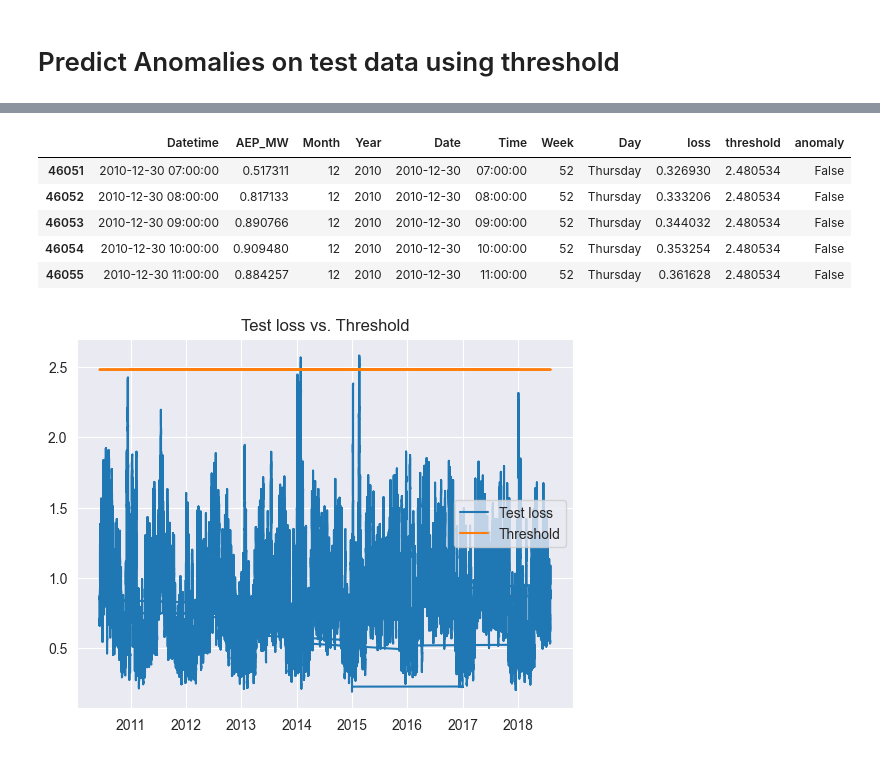
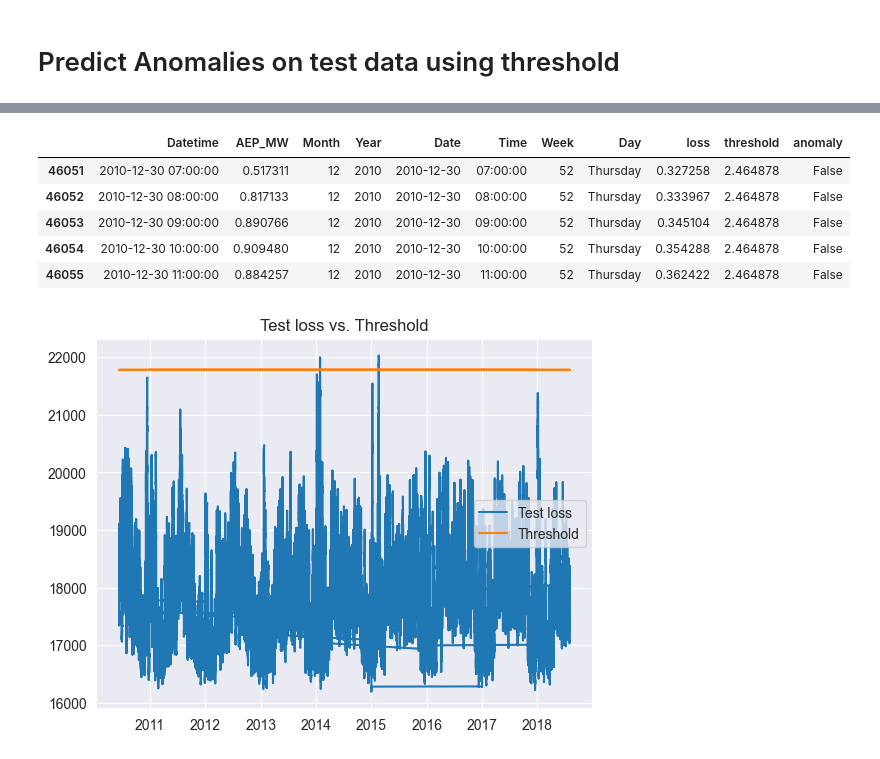
Before and after one commit to dhanushka365/DM-PROJECT-test, a Jupyter notebook: LSTM_AUTO_ENCODERv2.ipynb, the cells around one changed output, grey strips where cells are left out. Saved outputs shown, nothing was run; the diff lists cells and outputs as text; code cells hidden in the pictures.

```diff
--- a/LSTM_AUTO_ENCODERv2.ipynb
+++ b/LSTM_AUTO_ENCODERv2.ipynb
@@ -29,3 +15,6 @@ from tensorflow.keras.layers import Dense, LSTM, Dropout, RepeatVector, TimeDist
+# %%
+#Load the sequence data from csv
+df = pd.read_csv('I:\DM PROJECT\originaldataset\AEP_hourly.csv')
 # %%
 df.head()
 # %% [output]
@@ -105,7 +94,7 @@ plt.show()
 # %% [markdown]
 # Create sequences
 # %%
-TIME_STEPS=720
+TIME_STEPS=30
 
 def create_sequences(X, y, time_steps=TIME_STEPS):
     X_out, y_out = [], []
@@ -217,19 +211,19 @@ anomaly_df['anomaly'] = anomaly_df['loss'] > anomaly_df['threshold']
 anomaly_df.head()
 # %% [output]
 |  | Datetime | AEP_MW | Month | Year | Date | Time | Week | Day | loss | threshold | anomaly |
-| 46051 | 2010-12-30 07:00:00 | 0.517311 | 12 | 2010 | 2010-12-30 | 07:00:00 | 52 | Thursday | 0.326930 | 2.480534 | False |
-| 46052 | 2010-12-30 08:00:00 | 0.817133 | 12 | 2010 | 2010-12-30 | 08:00:00 | 52 | Thursday | 0.333206 | 2.480534 | False |
-| 46053 | 2010-12-30 09:00:00 | 0.890766 | 12 | 2010 | 2010-12-30 | 09:00:00 | 52 | Thursday | 0.344032 | 2.480534 | False |
-| 46054 | 2010-12-30 10:00:00 | 0.909480 | 12 | 2010 | 2010-12-30 | 10:00:00 | 52 | Thursday | 0.353254 | 2.480534 | False |
-| 46055 | 2010-12-30 11:00:00 | 0.884257 | 12 | 2010 | 2010-12-30 | 11:00:00 | 52 | Thursday | 0.361628 | 2.480534 | False |
+| 46051 | 2010-12-30 07:00:00 | 0.517311 | 12 | 2010 | 2010-12-30 | 07:00:00 | 52 | Thursday | 0.327258 | 2.464878 | False |
+| 46052 | 2010-12-30 08:00:00 | 0.817133 | 12 | 2010 | 2010-12-30 | 08:00:00 | 52 | Thursday | 0.333967 | 2.464878 | False |
+| 46053 | 2010-12-30 09:00:00 | 0.890766 | 12 | 2010 | 2010-12-30 | 09:00:00 | 52 | Thursday | 0.345104 | 2.464878 | False |
+| 46054 | 2010-12-30 10:00:00 | 0.909480 | 12 | 2010 | 2010-12-30 | 10:00:00 | 52 | Thursday | 0.354288 | 2.464878 | False |
+| 46055 | 2010-12-30 11:00:00 | 0.884257 | 12 | 2010 | 2010-12-30 | 11:00:00 | 52 | Thursday | 0.362422 | 2.464878 | False |
 # %%
-plt.plot(anomaly_df['Date'], anomaly_df['loss'], label='Test loss')
-plt.plot(anomaly_df['Date'], anomaly_df['threshold'], label='Threshold')
+plt.plot(anomaly_df['Date'],scaler.inverse_transform(np.array(anomaly_df['loss']).reshape(-1,1)) , label='Test loss')#scaler.inverse_transform(np.array(anomaly_df['loss']).reshape(-1,1)
+plt.plot(anomaly_df['Date'], scaler.inverse_transform(np.array(anomaly_df['threshold']).reshape(-1,1)), label='Threshold')
 plt.title('Test loss vs. Threshold')
 plt.legend()
 plt.show()
 # %% [output]
-[figure, old version]
+[figure, new version]
 # %%
 # fig = go.Figure()
 # fig.add_trace(go.Scatter(x=anomaly_df['Date'], y=anomaly_df['loss'], name='Test loss'))
```
Also changed, not shown: parts of 15 cells of this notebook, 20 other files.
